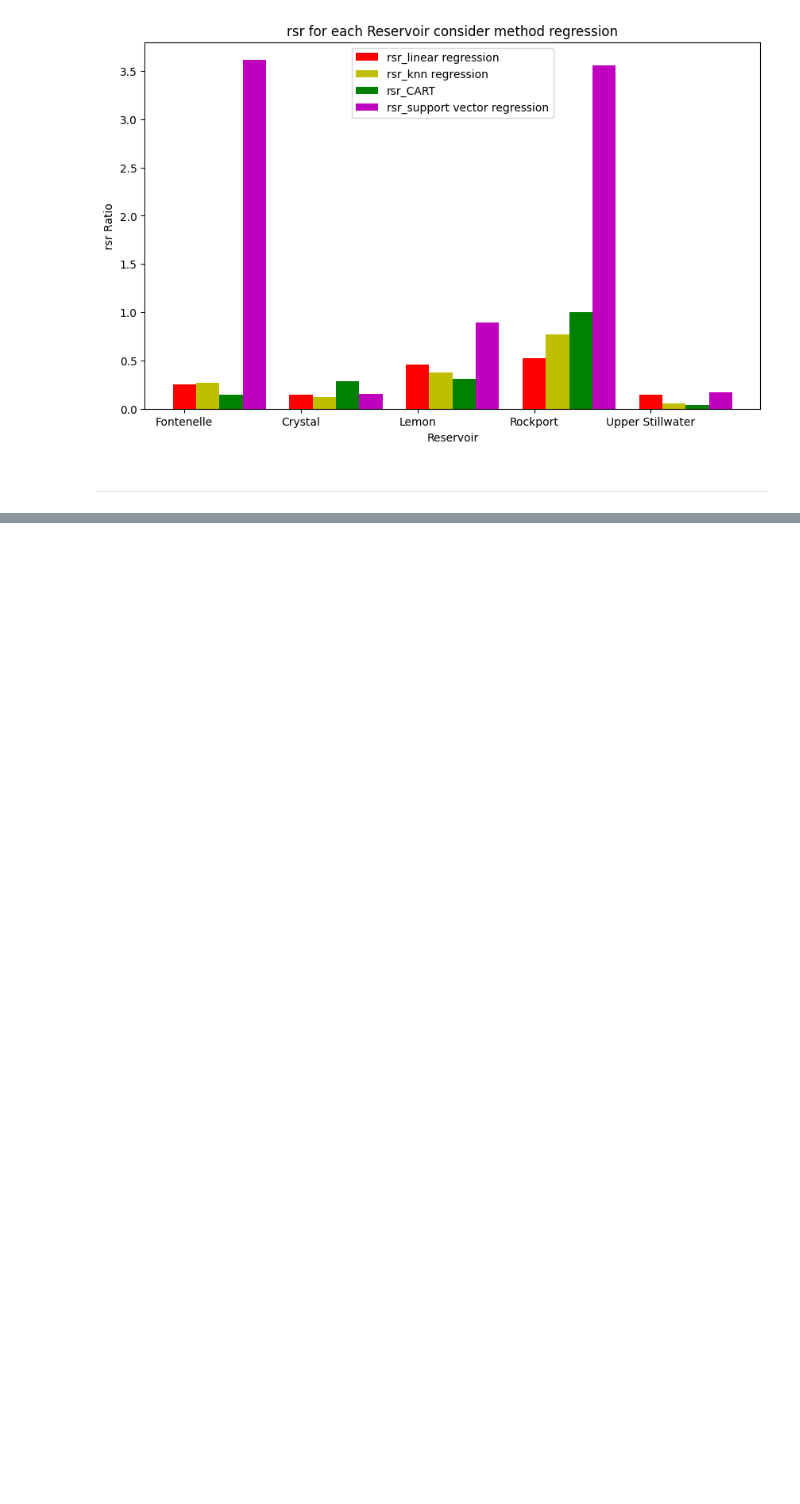
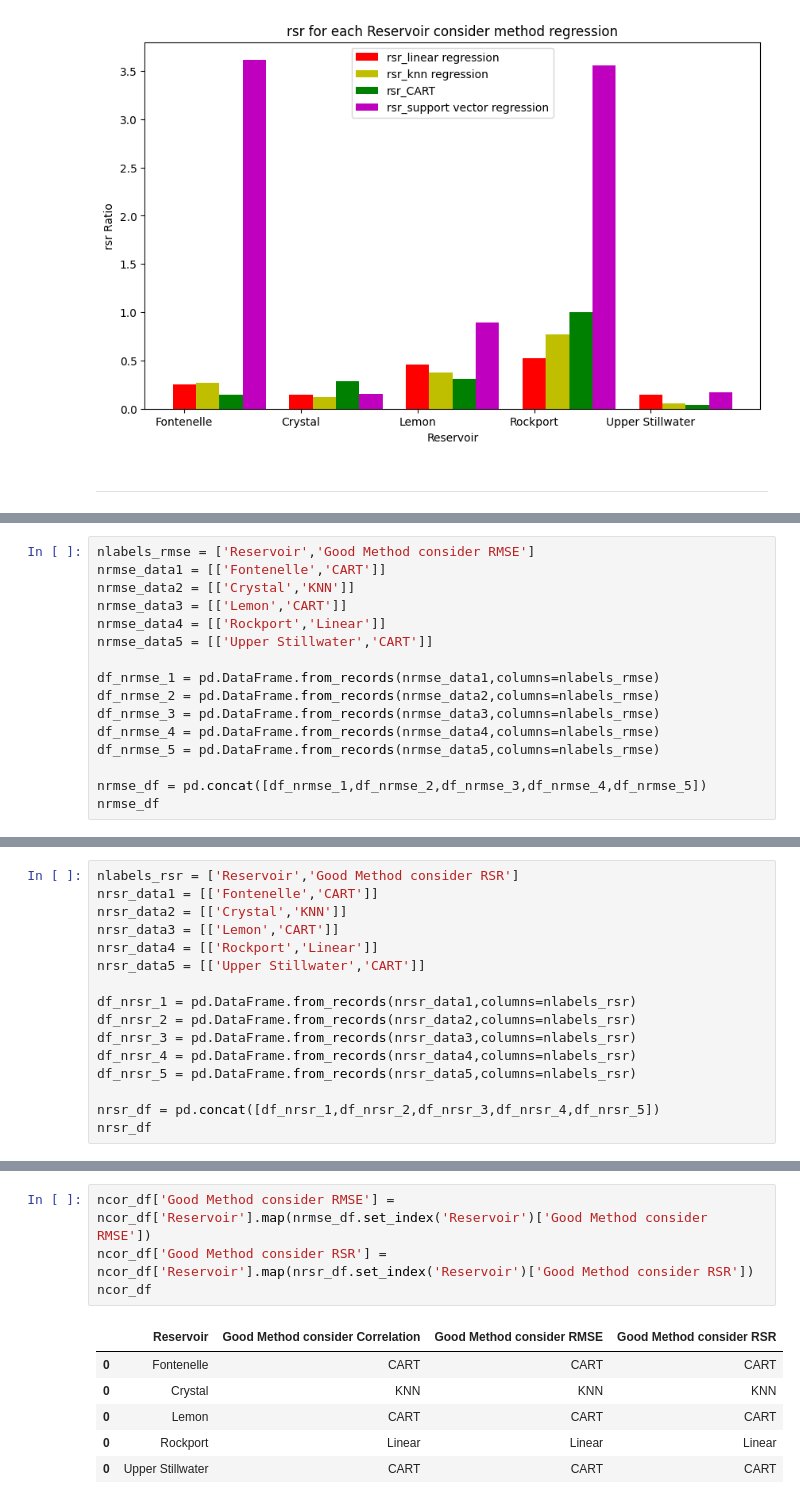
Before and after one commit to sitthatkaja/statistics, a Jupyter notebook: Testofpaper.ipynb, the cells around one changed output, grey strips where cells are left out. Saved outputs shown, nothing was run; the diff lists cells and outputs as text; blank space fills up the shorter version.

```diff
--- a/Testofpaper.ipynb
+++ b/Testofpaper.ipynb
@@ -841,0 +887,16 @@ plt.legend();
+# %%
+nlabels_rmse = ['Reservoir','Good Method consider RMSE']
+nrmse_data1 = [['Fontenelle','CART']]
+nrmse_data2 = [['Crystal','KNN']]
+nrmse_data3 = [['Lemon','CART']]
+nrmse_data4 = [['Rockport','Linear']]
+nrmse_data5 = [['Upper Stillwater','CART']]
+
+df_nrmse_1 = pd.DataFrame.from_records(nrmse_data1,columns=nlabels_rmse)
+df_nrmse_2 = pd.DataFrame.from_records(nrmse_data2,columns=nlabels_rmse)
+df_nrmse_3 = pd.DataFrame.from_records(nrmse_data3,columns=nlabels_rmse)
+df_nrmse_4 = pd.DataFrame.from_records(nrmse_data4,columns=nlabels_rmse)
+df_nrmse_5 = pd.DataFrame.from_records(nrmse_data5,columns=nlabels_rmse)
+
+nrmse_df = pd.concat([df_nrmse_1,df_nrmse_2,df_nrmse_3,df_nrmse_4,df_nrmse_5])
+nrmse_df
@@ -841,0 +919,16 @@ plt.legend();
+# %%
+nlabels_rsr = ['Reservoir','Good Method consider RSR']
+nrsr_data1 = [['Fontenelle','CART']]
+nrsr_data2 = [['Crystal','KNN']]
+nrsr_data3 = [['Lemon','CART']]
+nrsr_data4 = [['Rockport','Linear']]
+nrsr_data5 = [['Upper Stillwater','CART']]
+
+df_nrsr_1 = pd.DataFrame.from_records(nrsr_data1,columns=nlabels_rsr)
+df_nrsr_2 = pd.DataFrame.from_records(nrsr_data2,columns=nlabels_rsr)
+df_nrsr_3 = pd.DataFrame.from_records(nrsr_data3,columns=nlabels_rsr)
+df_nrsr_4 = pd.DataFrame.from_records(nrsr_data4,columns=nlabels_rsr)
+df_nrsr_5 = pd.DataFrame.from_records(nrsr_data5,columns=nlabels_rsr)
+
+nrsr_df = pd.concat([df_nrsr_1,df_nrsr_2,df_nrsr_3,df_nrsr_4,df_nrsr_5])
+nrsr_df
@@ -841,0 +942,11 @@ plt.legend();
+# %%
+ncor_df['Good Method consider RMSE'] = ncor_df['Reservoir'].map(nrmse_df.set_index('Reservoir')['Good Method consider RMSE'])
+ncor_df['Good Method consider RSR'] = ncor_df['Reservoir'].map(nrsr_df.set_index('Reservoir')['Good Method consider RSR'])
+ncor_df
+# %% [output]
+|  | Reservoir | Good Method consider Correlation | Good Method consider RMSE | Good Method consider RSR |
+| 0 | Fontenelle | CART | CART | CART |
+| 0 | Crystal | KNN | KNN | KNN |
+| 0 | Lemon | CART | CART | CART |
+| 0 | Rockport | Linear | Linear | Linear |
+| 0 | Upper Stillwater | CART | CART | CART |
```
Also changed, not shown: parts of 8 cells of this notebook.
